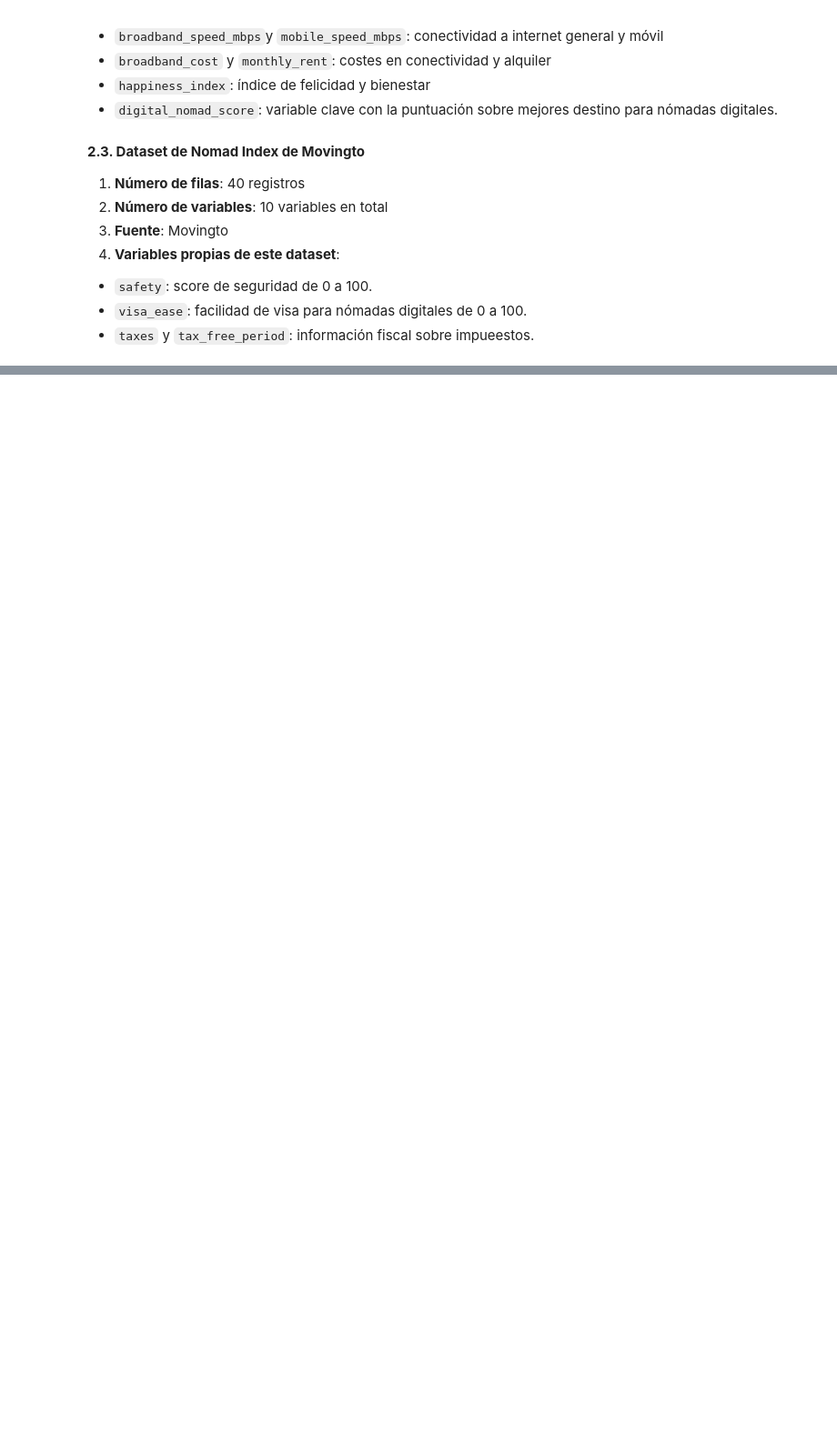
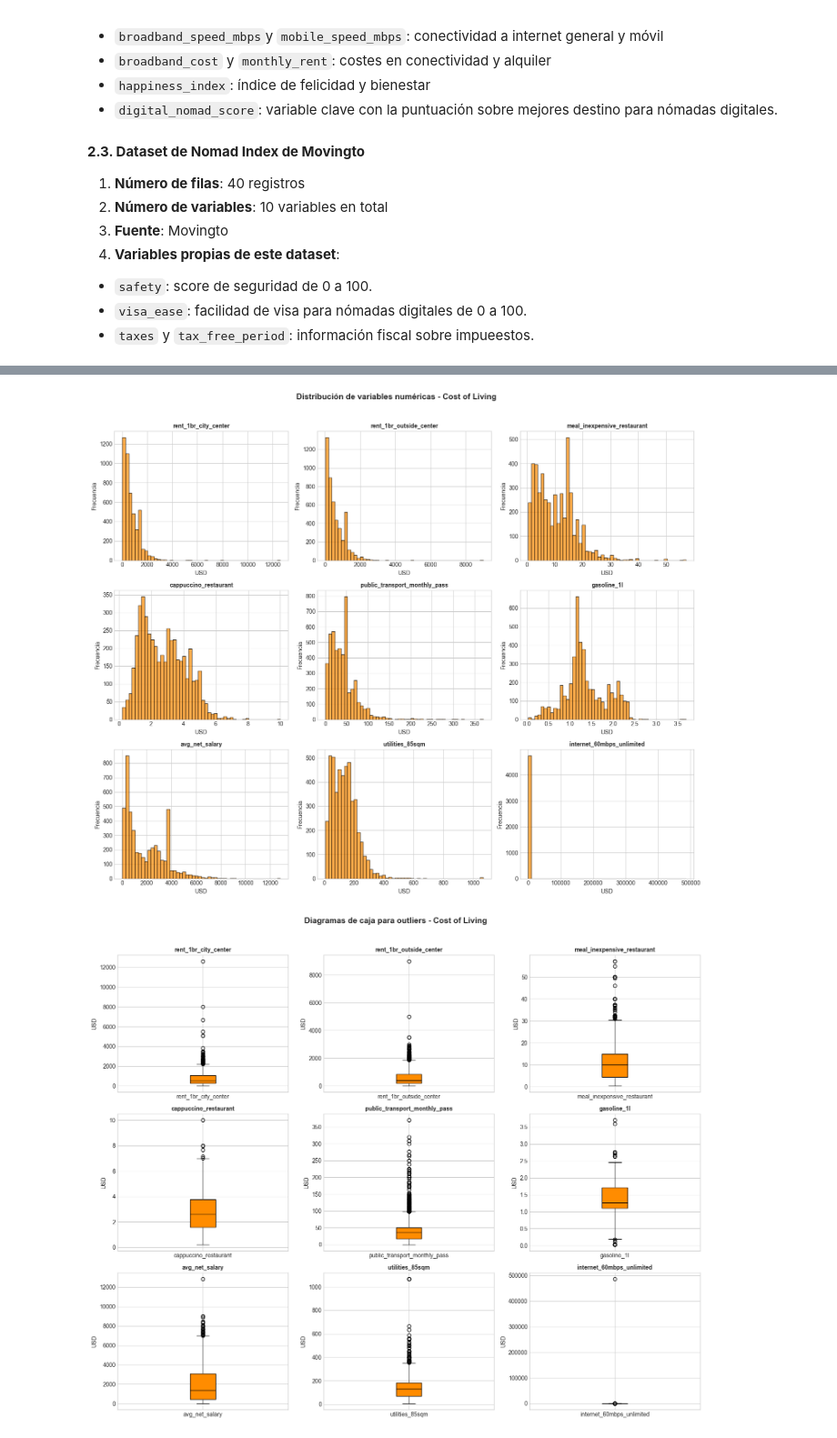
Before and after one commit to danielaaguirrej55-source/EDA-Nomadismo-Digital, a Jupyter notebook: src/notebooks/main_juanfcia_draft.ipynb, the cells around one changed output, grey strips where cells are left out. Shown at 91% size. Saved outputs shown, nothing was run; the diff lists cells and outputs as text; code cells hidden in the pictures; blank space fills up the shorter version.

Commit message:
EDA - Nomadismo digital / upload main
- Análisis univariante de todos los datasets

```diff
--- a/src/notebooks/main_juanfcia_draft.ipynb
+++ b/src/notebooks/main_juanfcia_draft.ipynb
@@ -187,0 +276,20 @@ df_movingto.head(10) # Dataset de Nomad Index de Circleloop
+# %%
+# Creamos una lista de las variables originales principales de Cost of Living
+
+vars_list = ['rent_1br_city_center', 'rent_1br_outside_center',
+                'meal_inexpensive_restaurant', 'cappuccino_restaurant',
+                'public_transport_monthly_pass', 'gasoline_1l',
+                'avg_net_salary', 'utilities_85sqm',
+                'internet_60mbps_unlimited']
+
+# Pintamos los valores estadísticos descriptivos de cada una de las variables originales más relevantes:
+# Son relevantes dentro del plan de vida de un nómada digital:
+# 1. Alquiler de vivienda: 'rent_1br_city_center', 'rent_1br_outside_center'
+# 2. Cesta de la compra: 'meal_inexpensive_restaurant', 'cappuccino_restaurant'
+# 3. Ttransporte: 'public_transport_monthly_pass', 'gasoline_1l'
+# 4. Salario y gastos: 'avg_net_salary', 'utilities_85sqm'
+# 5. Conectividad a internet: 'internet_60mbps_unlimited'
+
+print("Valores estadísticos descriptivos de las variables originales de Cost of Living:")
+print("--------------------------------------------------------------------------------")
+df_cost[vars_list].describe().round(2)
@@ -187,0 +308,39 @@ df_movingto.head(10) # Dataset de Nomad Index de Circleloop
+# %%
+# Visualizaciones: distribuciones con histogramas y outliers con diagramas de caja
+
+# Histogramas para ver la distribución de toda la lista de variables clave
+
+fig, axes = plt.subplots(3, 3, figsize=(15, 12))
+axes = axes.flatten()
+
+for i, var in enumerate(vars_list):
+    ax = axes[i]
+    df_cost[var].hist(bins=50, ax=ax, color='darkorange', edgecolor='black', alpha=0.7)
+    ax.set_title(var, fontsize=10, fontweight='bold')
+    ax.set_xlabel('USD')
+    ax.set_ylabel('Frecuencia')
+
+plt.suptitle('Distribución de variables numéricas - Cost of Living', fontsize=14, fontweight='bold', y=1.02)
+plt.tight_layout()
+plt.show()
+
+# Mostramos los diagramas de caja para ver outliers en las mismas variables
+
+fig, axes = plt.subplots(3, 3, figsize=(15, 12))
+axes = axes.flatten()
+
+for i, var in enumerate(vars_list):
+    ax = axes[i]
+    df_cost.boxplot(column=var, ax=ax,
+                    patch_artist=True,
+                    boxprops=dict(facecolor='darkorange', color='black'),
+                    medianprops=dict(color='black'))
+    ax.set_title(var, fontsize=10, fontweight='bold')
+    ax.set_ylabel('USD')
+
+plt.suptitle('Diagramas de caja para outliers - Cost of Living', fontsize=14, fontweight='bold', y=1.02)
+plt.tight_layout()
+plt.show()
+# %% [output]
+[figure, added]
+[figure, added]
```
Also changed, not shown: parts of 24 cells of this notebook, 1 other file.
